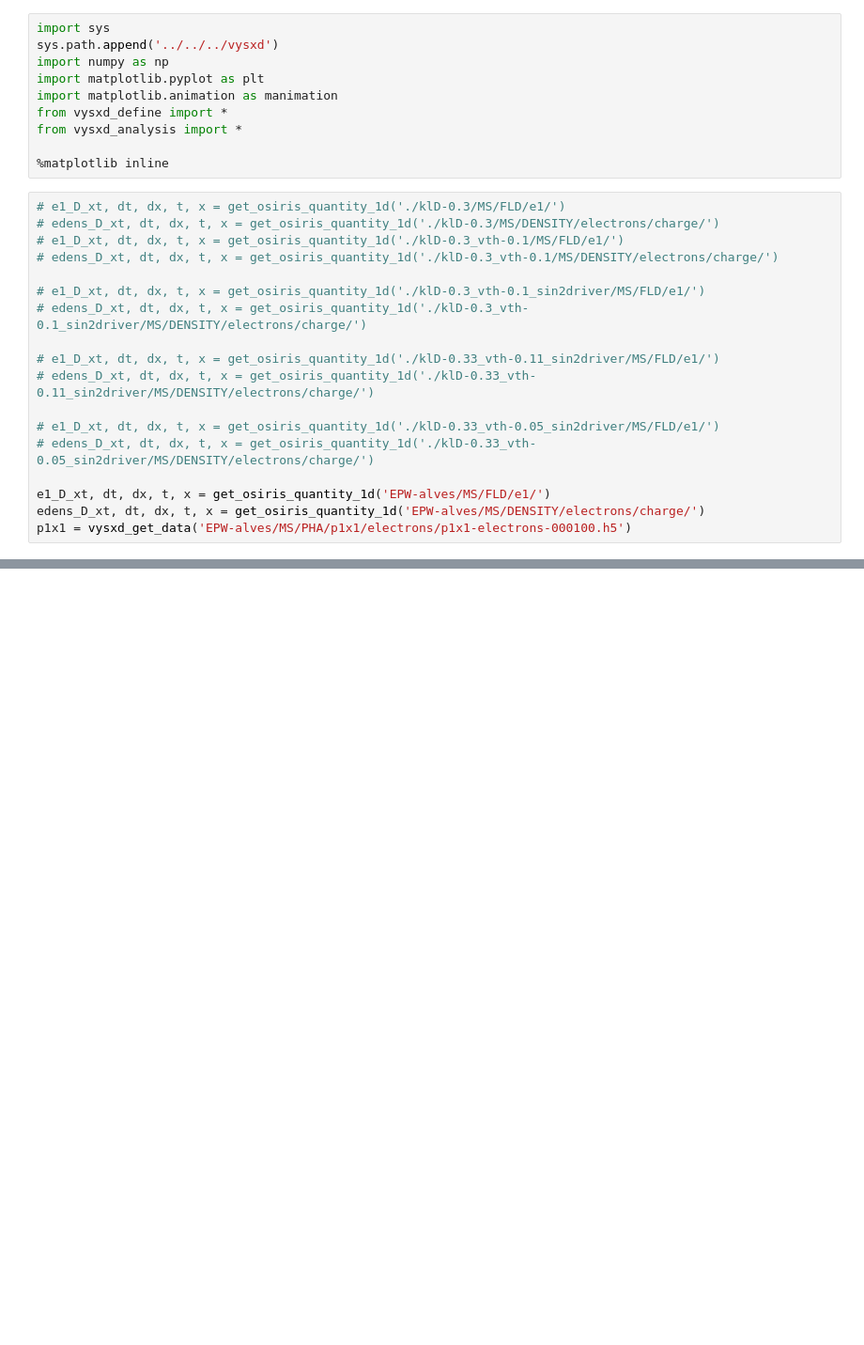
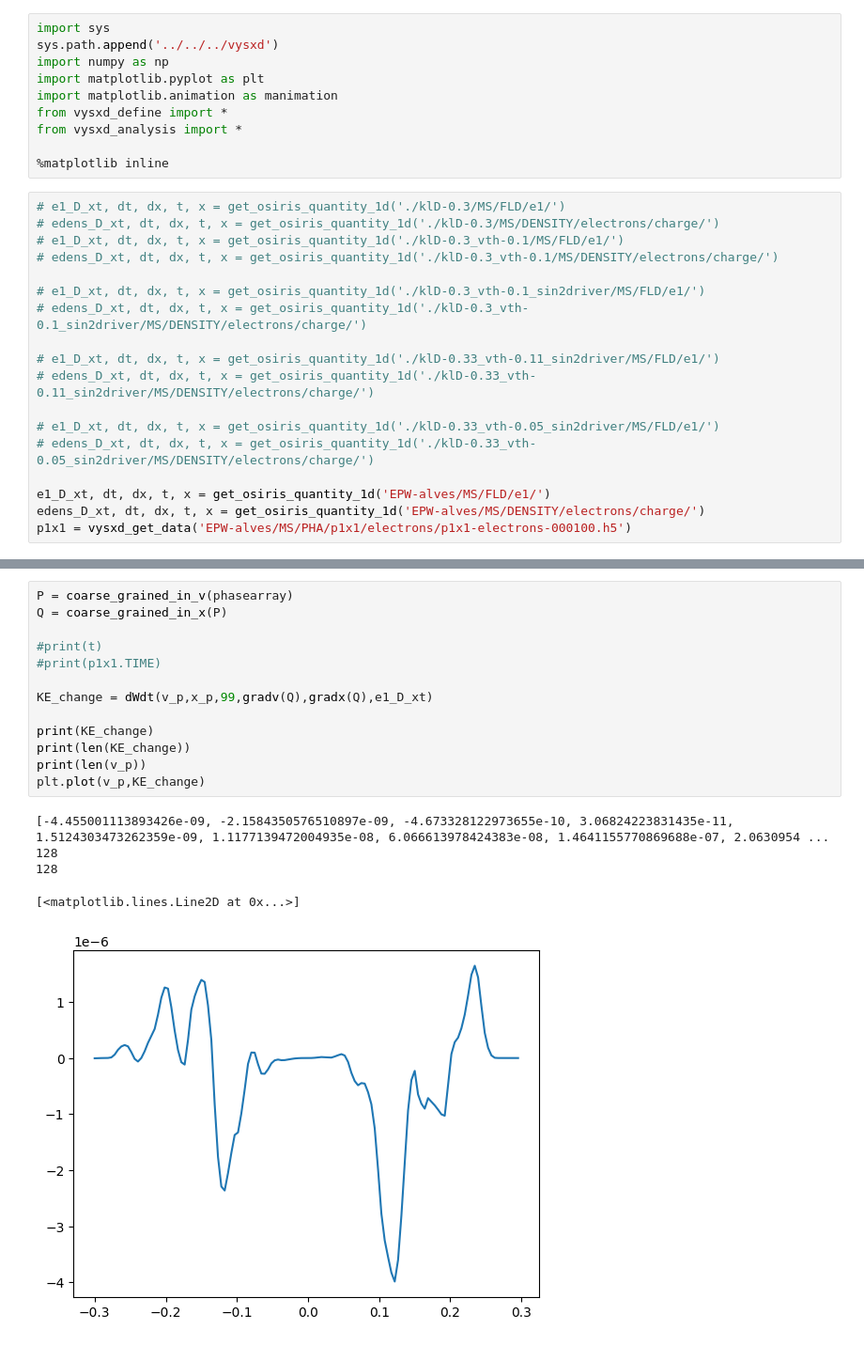
Before and after one commit to dschneidinger/222B_Landau_Damping_2024, a Jupyter notebook: 2-Landau_damping_in_PIC/EPW/klD-0.33_vth-0.055c/FPC_scratchbook.ipynb, the cells around one changed output, grey strips where cells are left out. Shown at 94% size. Drawn from its saved outputs; the diff is of its cells as text; blank space fills up the shorter version.

```diff
--- a/2-Landau_damping_in_PIC/EPW/klD-0.33_vth-0.055c/FPC_scratchbook.ipynb
+++ b/2-Landau_damping_in_PIC/EPW/klD-0.33_vth-0.055c/FPC_scratchbook.ipynb
@@ -100,0 +160,19 @@ len(np.gradient(P[:,80]))
+# %%
+P = coarse_grained_in_v(phasearray)
+Q = coarse_grained_in_x(P)
+
+#print(t)
+#print(p1x1.TIME)
+
+KE_change = dWdt(v_p,x_p,99,gradv(Q),gradx(Q),e1_D_xt)
+
+print(KE_change)
+print(len(KE_change))
+print(len(v_p))
+plt.plot(v_p,KE_change)
+# %% [output]
+[-4.455001113893426e-09, -2.1584350576510897e-09, -4.673328122973655e-10, 3.06824223831435e-11, 1.5124303473262359e-09, 1.1177139472004935e-08, 6.066613978424383e-08, 1.4641155770869688e-07, 2.0630954 ...
+128
+128
+[<matplotlib.lines.Line2D at 0x...>]
+[figure, added]
```
Also changed, not shown: parts of 3 cells of this notebook.
